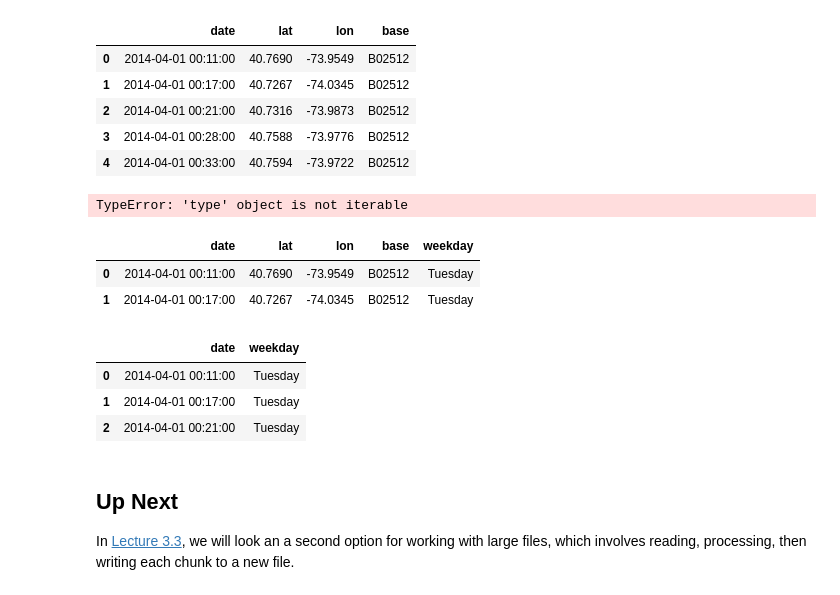
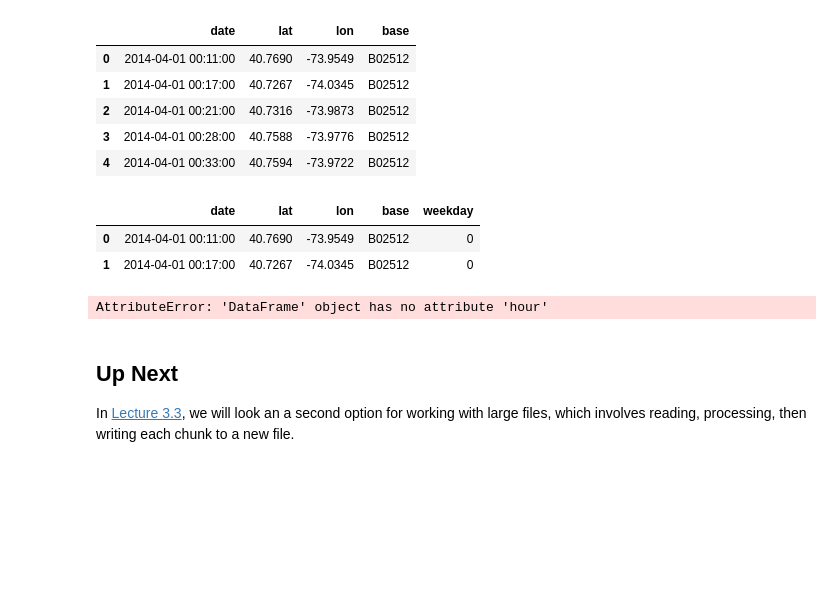
Before and after one commit to acker016/DSCI430, a Jupyter notebook: 3_2_aggregating_large_files_in_pandas_DAY1.ipynb, the cells around one changed output. Cells and saved outputs as stored; diff of their text form; code cells hidden in the pictures; blank space fills up the shorter version.

```diff
--- a/3_2_aggregating_large_files_in_pandas_DAY1.ipynb
+++ b/3_2_aggregating_large_files_in_pandas_DAY1.ipynb
@@ -516,39 +516,23 @@ first_chunk.head()
 | 4 | 2014-04-01 00:33:00 | 40.7594 | -73.9722 | B02512 |
 # %%
 from pandas.api.types import CategoricalDtype
-from time import time
-from datetime import datetime
-dayhour_cat = CategoricalDtype(categories=list(datetime),
-                               ordered=True)
+from calendar import day_name
+
 (first_chunk
->>mutate(hour = X.datetime.hour.astype(dayhour_cat))
->>head(2))
+ >> mutate(weekday = X.date.dt.hour)
+ >> head(2))
 # %% [output]
-TypeError: 'type' object is not iterable
+|  | date | lat | lon | base | weekday |
+| 0 | 2014-04-01 00:11:00 | 40.7690 | -73.9549 | B02512 | 0 |
+| 1 | 2014-04-01 00:17:00 | 40.7267 | -74.0345 | B02512 | 0 |
-# %%
-from pandas.api.types import CategoricalDtype
-from calendar import day_name
-from time import time
-weekday_categories = CategoricalDtype(categories=list(day_name),
-                                     ordered=True)
-(first_chunk
- >> mutate(weekday = X.date.dt.weekday_name.astype(weekday_categories))
- >> head(2))
-# %% [output]
-|  | date | lat | lon | base | weekday |
-| 0 | 2014-04-01 00:11:00 | 40.7690 | -73.9549 | B02512 | Tuesday |
-| 1 | 2014-04-01 00:17:00 | 40.7267 | -74.0345 | B02512 | Tuesday |
 # %%
 from functoolz import pipeable
 add_weekday = pipeable(lambda df: (df
-                                   >> mutate(weekday = X.date.dt.weekday_name.astype(weekday_categories))
-                                   >> select(X.date, X.weekday)))
+                                   >> mutate(weekday = X.date.dt.hour)
+                                   >> select(X.date, X.hour)))
 first_chunk >> add_weekday >> head(3)
 # %% [output]
-|  | date | weekday |
-| 0 | 2014-04-01 00:11:00 | Tuesday |
-| 1 | 2014-04-01 00:17:00 | Tuesday |
-| 2 | 2014-04-01 00:21:00 | Tuesday |
+AttributeError: 'DataFrame' object has no attribute 'hour'
 # %% [markdown]
 ## Up Next
 
```
Also changed, not shown: 3 other files.
